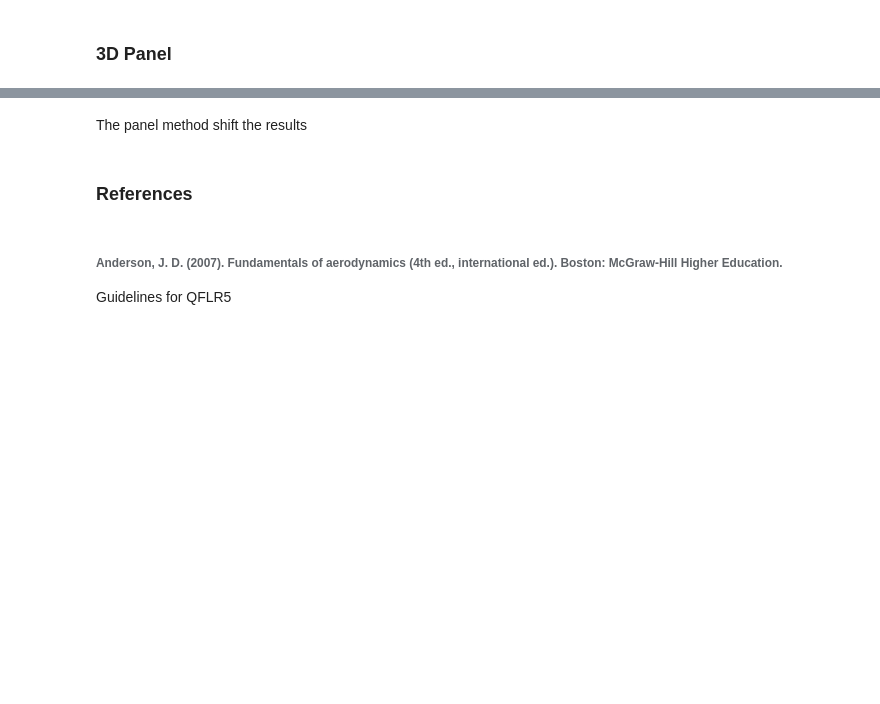
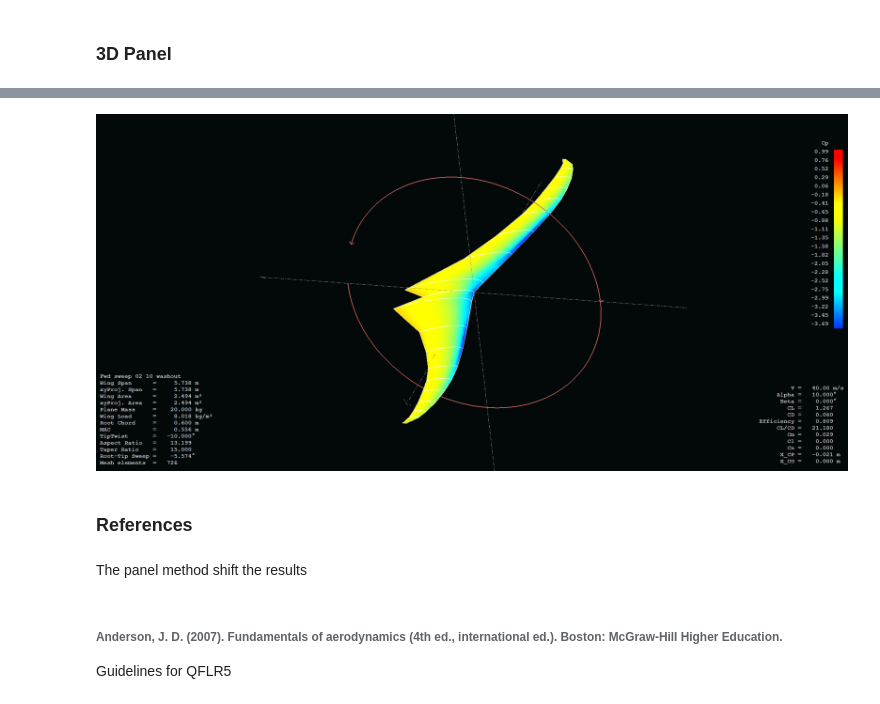
Before and after one commit to colinparker/Pterosaur, a Jupyter notebook: parker_pterosaur.ipynb, the cells around one changed output, grey strips where cells are left out. Cells and saved outputs as stored; diff of their text form; code cells hidden in the pictures; blank space fills up the shorter version.

```diff
--- a/parker_pterosaur.ipynb
+++ b/parker_pterosaur.ipynb
@@ -5,3 +11,8 @@
+# %%
+figure8=Image(filename='C:/Users/Colin/Documents/GitHub/Pterosaur/Resources/figure8.png')
+toppanel=Image(filename='C:/Users/Colin/Documents/GitHub/Pterosaur/Washdata/toppanel.png')
+VLM1=Image(filename='C:/Users/Colin/Documents/GitHub/Pterosaur/Resources/VLM1.png')
+VLM2=Image(filename='C:/Users/Colin/Documents/GitHub/Pterosaur/Resources/VLM2.png')
 # %% [markdown]
 ## LLF Lifting Line Theory
 # %% [markdown]
@@ -197,7 +209,11 @@ wing['0inVLM1'].plot('green','dashdot')
+# %%
+toppanel
+# %% [output]
+[figure, added]
+# %% [markdown]
+### References
 # %% [markdown]
 The panel method shift the results
-# %% [markdown]
-### References
 # %% [markdown]
 ###### Anderson, J. D. (2007). Fundamentals of aerodynamics (4th ed., international ed.). Boston: McGraw-Hill Higher Education.
 
```
Also changed, not shown: parts of 14 cells of this notebook, 10 other files.
